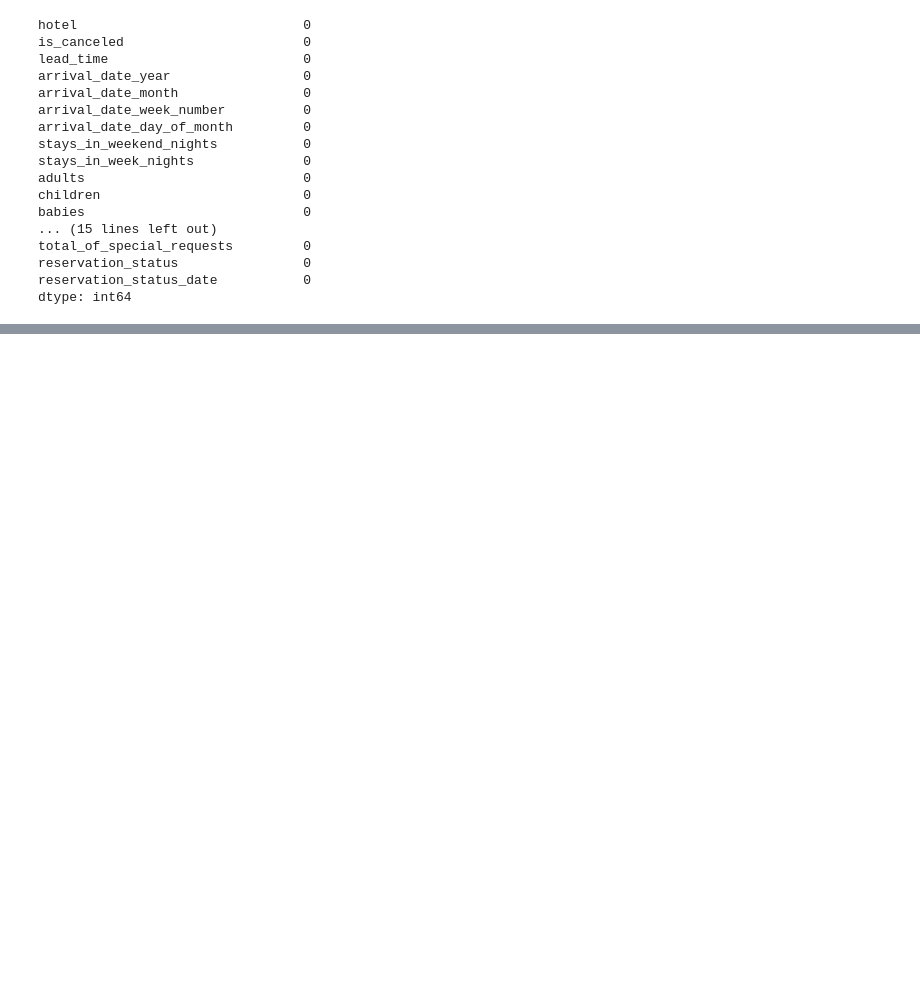
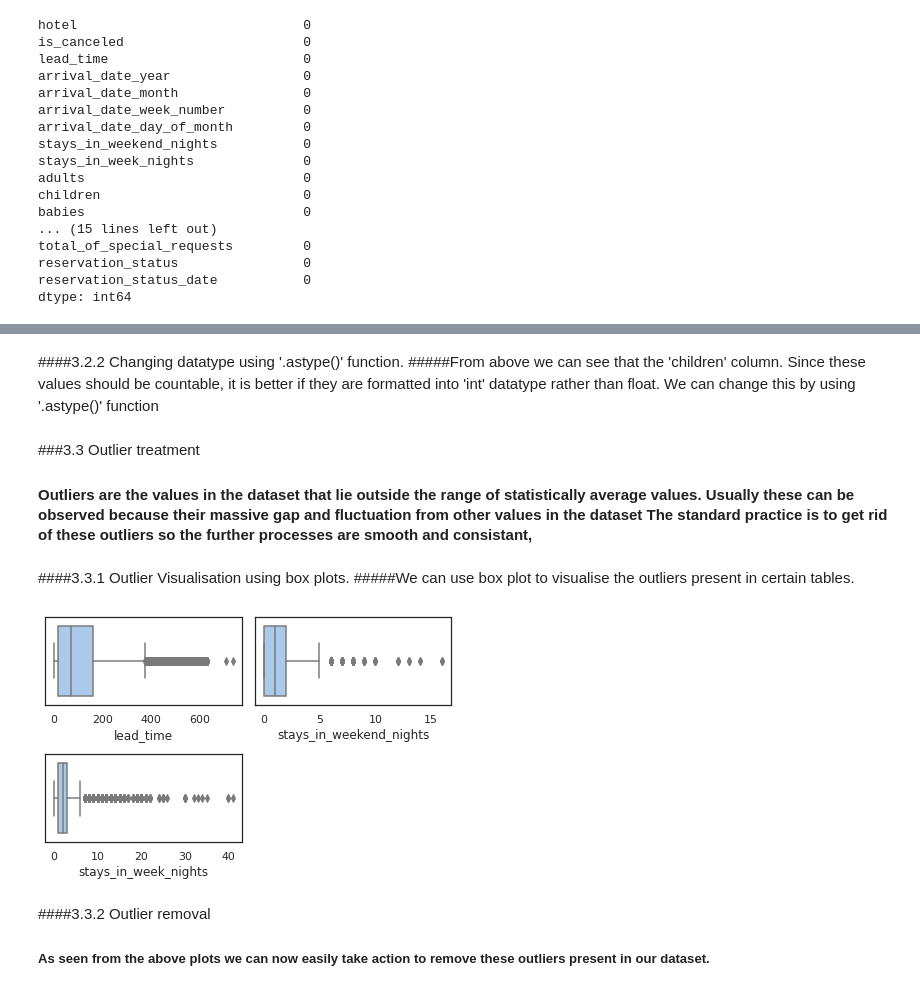
Before and after one commit to shadabsgit/EDA-Capstone-Project, a Jupyter notebook: Hotel_Booking_Analysis.ipynb, the cells around one changed output, grey strips where cells are left out. Cells and saved outputs as stored; diff of their text form; code cells hidden in the pictures; blank space fills up the shorter version.

```diff
--- a/Hotel_Booking_Analysis.ipynb
+++ b/Hotel_Booking_Analysis.ipynb
@@ -158,0 +184,31 @@ dtype: int64
+# %% [markdown]
+####3.2.2 Changing datatype using '.astype()' function.
+#####From above we can see that the 'children' column. Since these values should be countable, it is better if they are formatted into 'int' datatype rather than float. We can change this by using '.astype()' function
+# %%
+df[['children']] = df[['children']].astype('int64')
+# %% [markdown]
+###3.3 Outlier treatment
+#### Outliers are the values in the dataset that lie outside the range of statistically average values. Usually these can be observed because their massive gap and fluctuation from other values in the dataset The standard practice is to get rid of these outliers so the further processes are smooth and consistant,
+# %% [markdown]
+####3.3.1 Outlier Visualisation using box plots.
+#####We can use box plot to visualise the outliers present in certain tables.
+# %%
+cols = ['lead_time', 'stays_in_weekend_nights', 'stays_in_week_nights']
+index = 1
+
+sns.set_context('notebook')
+sns.set_style("white")
+sns.set_palette('pastel')
+
+for i in cols:
+  plt.subplot(2,2,index)
+  index+=1
+  sns.boxplot(df[i])
+  plt.tight_layout()
+
+plt.show()
+# %% [output]
+[figure, added]
+# %% [markdown]
+####3.3.2 Outlier removal
+##### As seen from the above plots we can now easily take action to remove these outliers present in our dataset.
```
Also changed, not shown: parts of 11 cells of this notebook.
